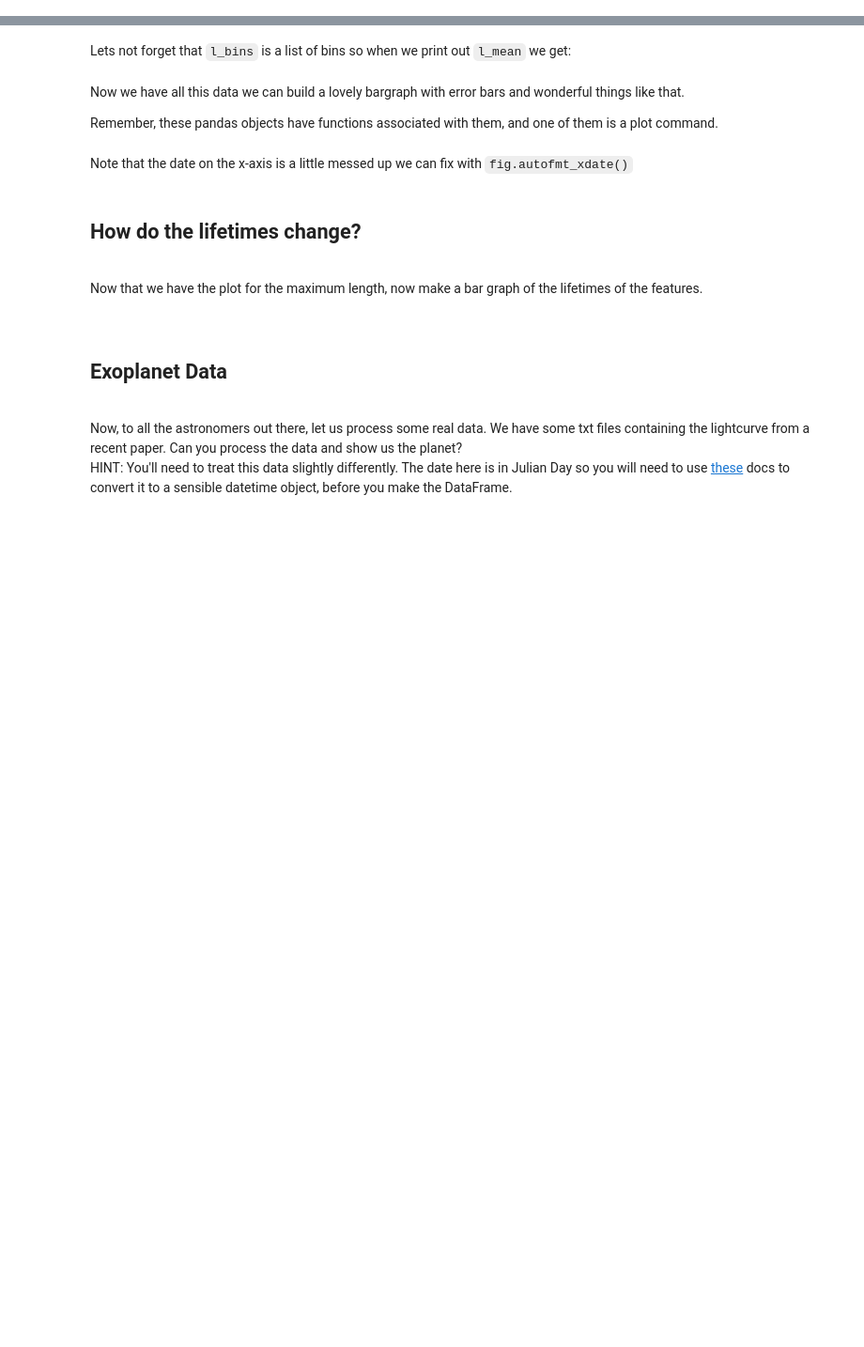
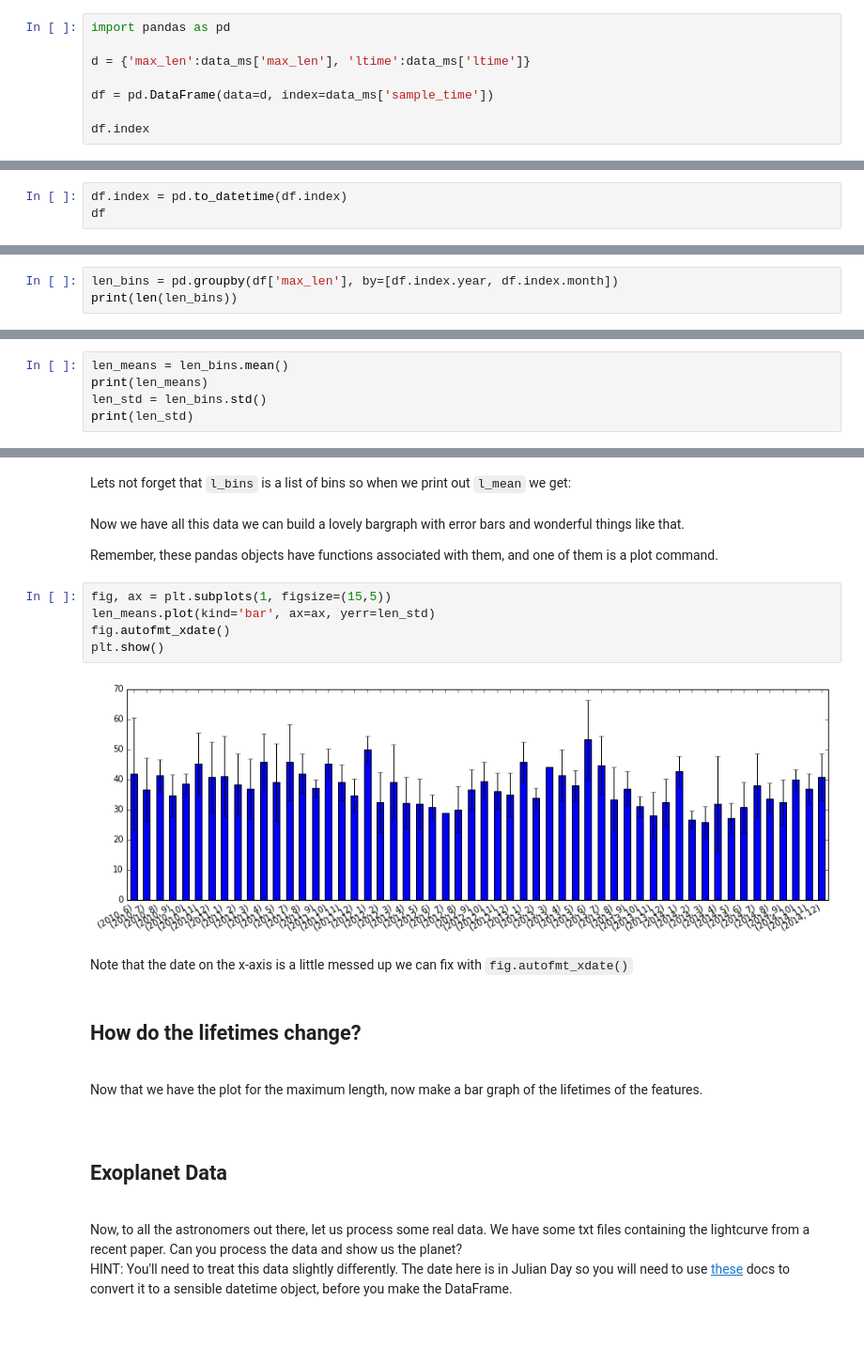
Before and after one commit to OpenAstronomy/Workshop-Lessons, a Jupyter notebook: 08-Time-Series-Data.ipynb, the cells around one changed output, grey strips where cells are left out. Shown: that part at 94% size. Saved outputs shown, nothing was run; the diff lists cells and outputs as text; blank space fills up the shorter version.

```diff
--- a/08-Time-Series-Data.ipynb
+++ b/08-Time-Series-Data.ipynb
@@ -152,3 +240,11 @@ dict_keys(['London', 'Barcelona', 'Rome', 'Brussles'])
 </section>
 
 First, let's import Pandas:
+# %%
+import pandas as pd
+
+d = {'max_len':data_ms['max_len'], 'ltime':data_ms['ltime']}
+
+df = pd.DataFrame(data=d, index=data_ms['sample_time'])
+
+df.index
@@ -171,2 +308,5 @@ So we use the formatting commands to match up with the string we have.
 # %% [markdown]
 Now the next logical step would be to make a for loop and iterate over the index and reassign it. *HOWEVER* there is almost always a better way. And Pandas has a `to_dateime()` method that we can feed the index:
+# %%
+df.index = pd.to_datetime(df.index)
+df
@@ -175,2 +338,5 @@ Much easier. Note that the format of table has now changed and are pandas specif
 # %% [markdown]
 This means we can bin data according to time
+# %%
+len_bins = pd.groupby(df['max_len'], by=[df.index.year, df.index.month])
+print(len(len_bins))
@@ -178,3 +346,8 @@ This means we can bin data according to time
 Here we have used the groupby command to take the `'max_len'` column, called as a dictionary key, and create bins for our data to sit in according to year and then month.
 
 The object `l_bins` has `mean`, `max`, `std` etc. attributes in the same way as the numpy arrays we handled the other day.
+# %%
+len_means = len_bins.mean()
+print(len_means)
+len_std = len_bins.std()
+print(len_std)
@@ -184,6 +375,13 @@ Lets not forget that `l_bins` is a list of bins so when we print out `l_mean` we
 Now we have all this data we can build a lovely bargraph with error bars and wonderful things like that.
 
 Remember, these pandas objects have functions associated with them, and one of them is a plot command.
+# %%
+fig, ax = plt.subplots(1, figsize=(15,5))
+len_means.plot(kind='bar', ax=ax, yerr=len_std)
+fig.autofmt_xdate()
+plt.show()
+# %% [output]
+[figure, added]
 # %% [markdown]
 Note that the date on the x-axis is a little messed up we can fix with `fig.autofmt_xdate()`
 # %% [markdown]
```
Also changed, not shown: parts of 23 cells of this notebook.
